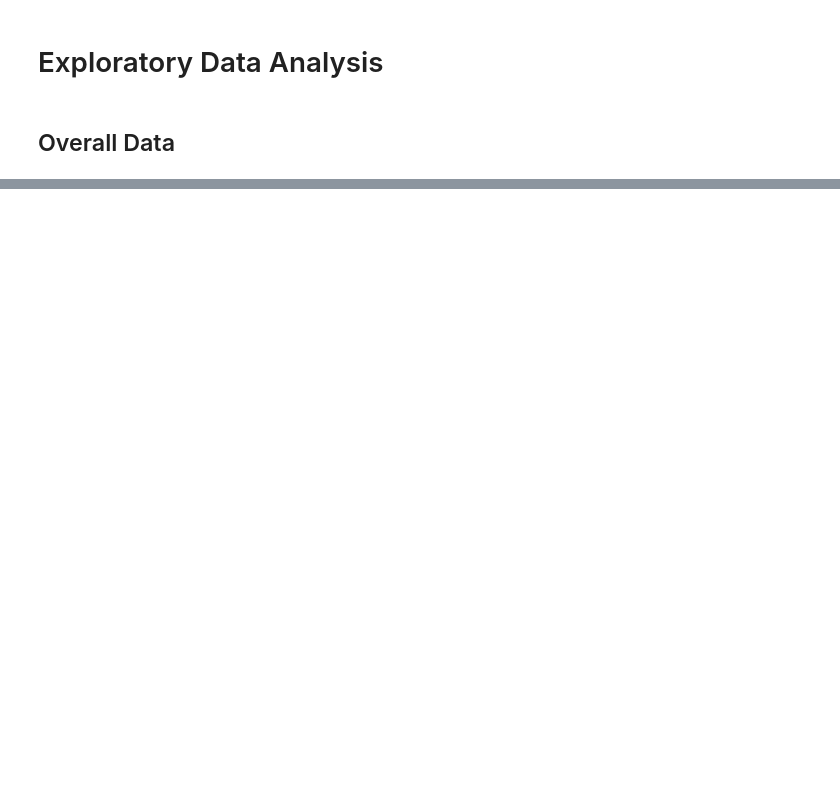
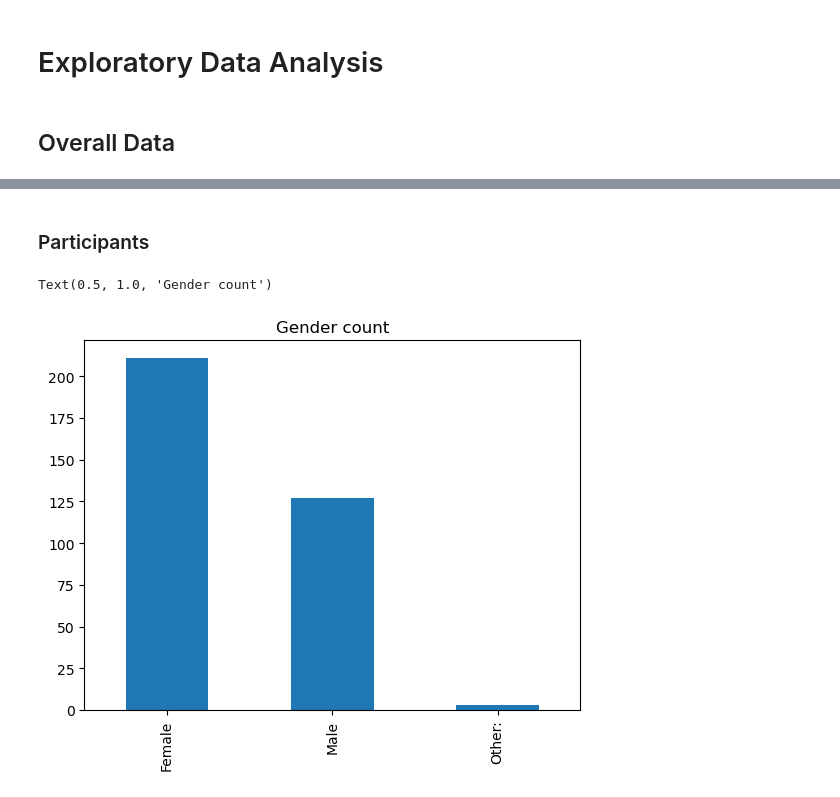
Before and after one commit to laurenlsun/dond-collected-analysis, a Jupyter notebook: collected data analysis.ipynb, the cells around one changed output, grey strips where cells are left out. Drawn from its saved outputs; the diff is of its cells as text; code cells hidden in the pictures; blank space fills up the shorter version.

```diff
--- a/collected data analysis.ipynb
+++ b/collected data analysis.ipynb
@@ -105,0 +222,3 @@ qualtrics.shape
+# %%
+df = pd.merge(df2, data1, left_on='Q22.1', right_on='game_id_g1')
+df.head()
@@ -204,0 +365,8 @@ Name: Q29, Length: 340, dtype: object
+# %% [markdown]
+### Participants
+# %%
+df['Q3'].value_counts().plot(kind='bar')
+plt.title('Gender count')
+# %% [output]
+Text(0.5, 1.0, 'Gender count')
+[figure, added]
```
Also changed, not shown: parts of 69 cells of this notebook.
